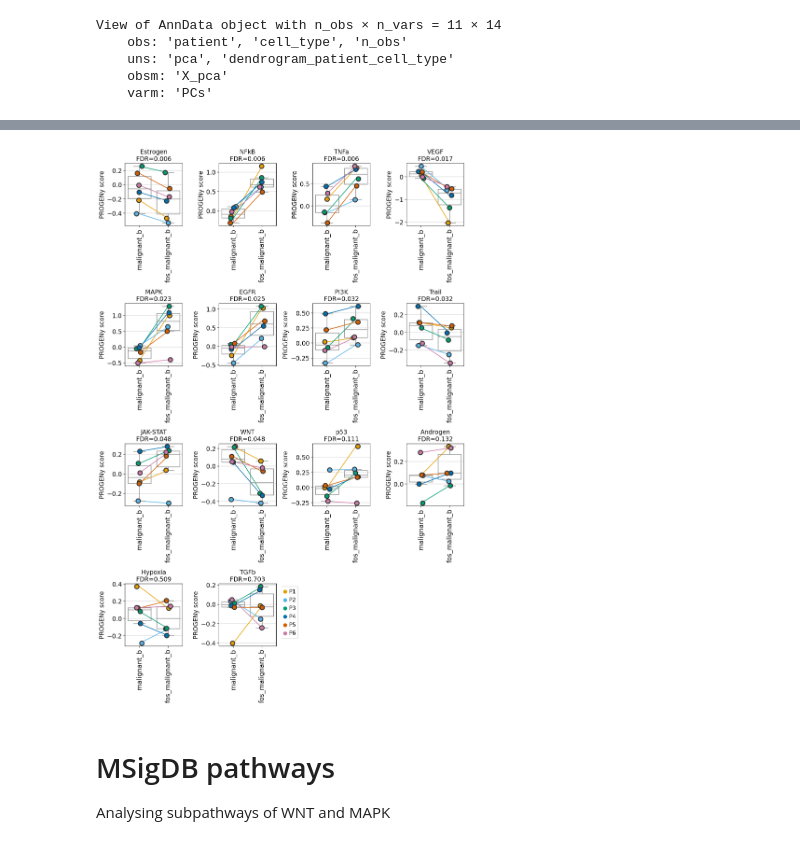
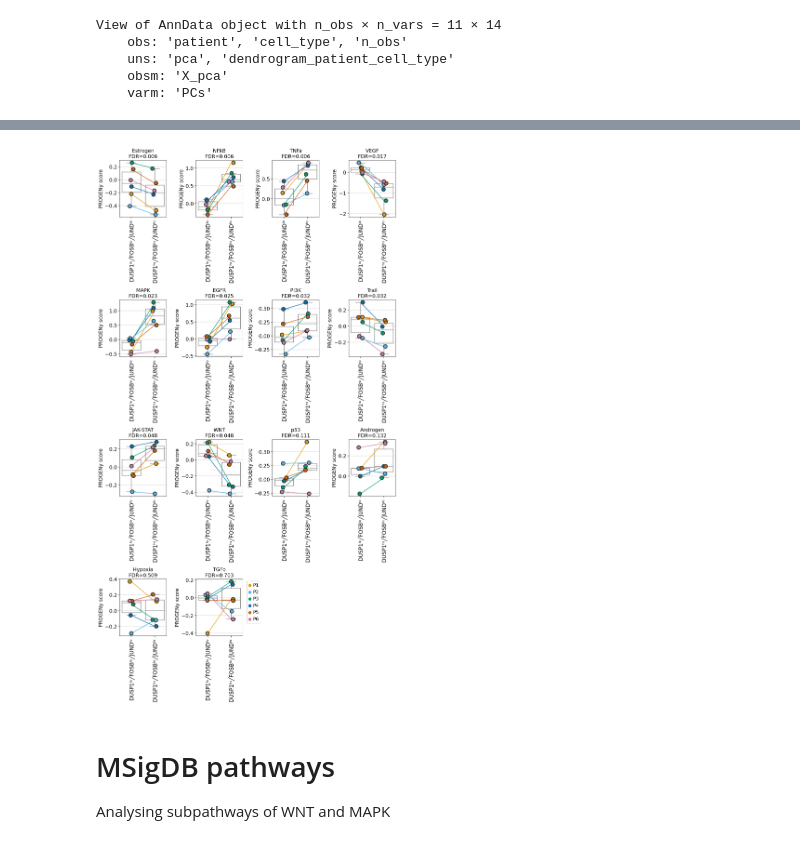
Before and after one commit to icbi-lab/hcl_atlas, a Jupyter notebook: analyses/70_downstream_analysis/73_pathway_analysis.ipynb, the cells around one changed output, grey strips where cells are left out. Saved outputs shown, nothing was run; the diff lists cells and outputs as text; code cells hidden in the pictures.

```diff
--- a/analyses/70_downstream_analysis/73_pathway_analysis.ipynb
+++ b/analyses/70_downstream_analysis/73_pathway_analysis.ipynb
@@ -206,7 +205,7 @@ fig.savefig(
 pb_pw_sr_lr = sh.pseudobulk.pseudobulk(
     adata_pw[
         (adata_pw.obs["timepoint"] == "T0")
-        & (adata_pw.obs["cell_type"] == "malignant B cell"),
+        & (adata_pw.obs["cell_type"] == "HCL cell"),
         :,
     ],
     groupby=["patient", "response"],
@@ -301,7 +300,7 @@ pb_pw_malignant_b = sh.pseudobulk.pseudobulk(
 # %%
 pb_pw_malignant_b.obs["cell_phenotype"] = pd.Categorical(
     pb_pw_malignant_b.obs["cell_phenotype"],
-    categories=["malignant_b", "fos_malignant_b"],
+    categories=["DUSP1ˡᵒ╱FOSBˡᵒ╱JUNDˡᵒ", "DUSP1ʰᶦ╱FOSBʰᶦ╱JUNDʰᶦ"],
 )
 # %%
 pb_pw_malignant_b._sanitize()
@@ -336,9 +351,9 @@ fig.savefig(
 res = (
     sh.compare_groups.lm.test_lm(
         pb_pw_malignant_b,
-        "~ C(cell_phenotype, Treatment('malignant_b')) + patient",
+        "~ C(cell_phenotype, Treatment('DUSP1ˡᵒ╱FOSBˡᵒ╱JUNDˡᵒ')) + patient",
         groupby="cell_phenotype",
-        contrasts="Treatment('malignant_b')",
+        contrasts="Treatment('DUSP1ˡᵒ╱FOSBˡᵒ╱JUNDˡᵒ')",
     )
     .pipe(sh.util.fdr_correction)
     .sort_values("fdr")
@@ -400,24 +415,24 @@ ch.display()
 # %%
 sns.set_palette(sns.color_palette(sh.colors.COLORS.patient.values()))
 fig = sh.pairwise.plot_paired(
     pb_pw_malignant_b,
     groupby="cell_phenotype",
     paired_by="patient",
     var_names=res["variable"].tolist(),
     ylabel="PROGENy score",
     pvalues=res["fdr"].tolist(),
     pvalue_template="FDR={:.3f}",
     boxplot_kwargs={"color": "white"},
-    panel_size=(3, 4.5),
+    panel_size=(3, 5.5),
     rotate_x=90,
     return_fig=True,
 )
 fig.savefig(
-    f"{artifact_dir}/progeny_malignant_b_vs_fos_malignant_b_paired_boxplot.pdf",
+    f"{artifact_dir}/progeny_malignant_b_vs_DUSP1ʰᶦ╱FOSBʰᶦ╱JUNDʰᶦ_paired_boxplot.pdf",
     bbox_inches="tight",
 )
 # %% [output]
-[figure, old version]
+[figure, new version]
 # %% [markdown]
 # MSigDB pathways
 Analysing subpathways of WNT and MAPK
```
Also changed, not shown: parts of 25 cells of this notebook, 6 other files.
